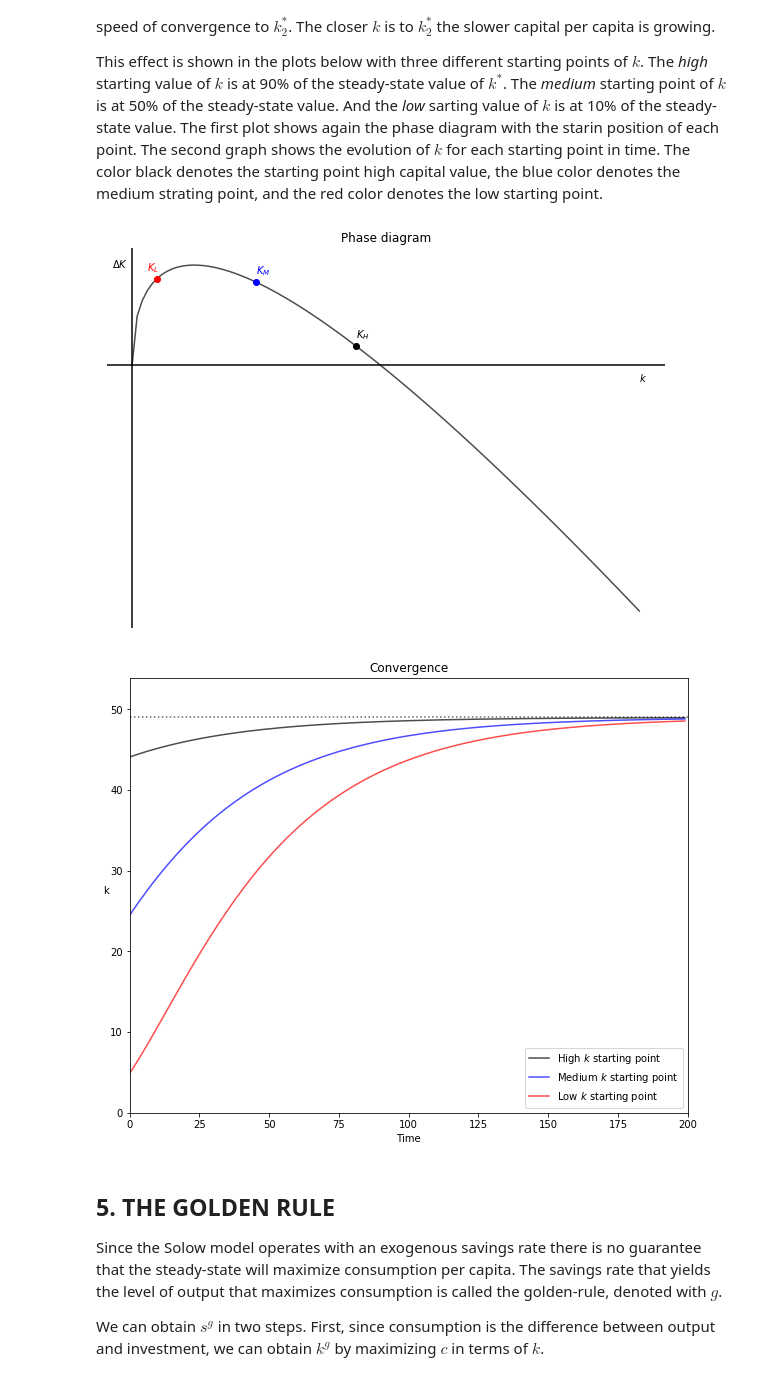
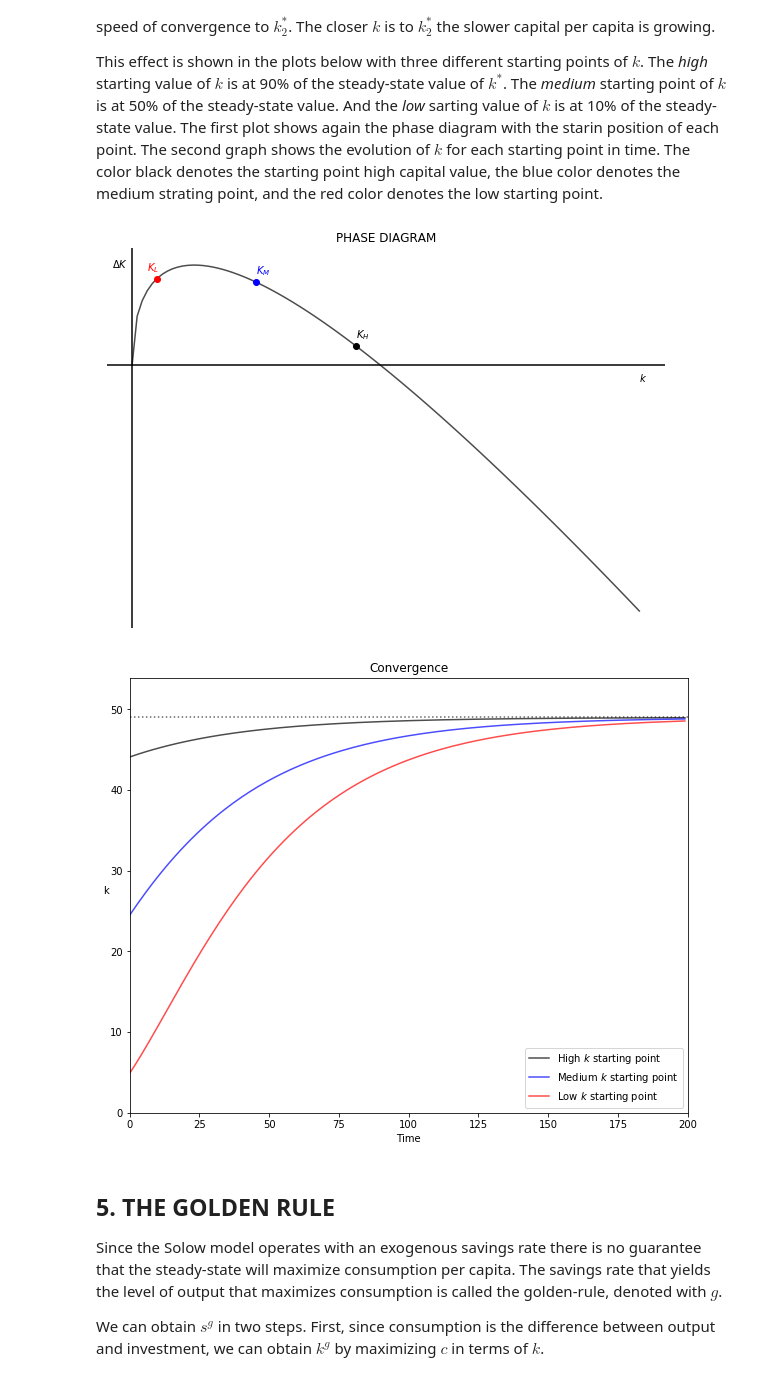
Before and after one commit to ncachanosky/Macro-with-Python, a Jupyter notebook: Solow Model.ipynb, the cells around one changed output. Drawn from its saved outputs; the diff is of its cells as text; code cells hidden in the pictures.

```diff
--- a/Solow Model.ipynb
+++ b/Solow Model.ipynb
@@ -675,12 +617,14 @@ import numpy as np               # Package for scientific computing with Python
 import matplotlib.pyplot as plt  # Matplotlib is a 2D plotting library
 
 "2|DEFINE PARAMETERS AND ARRAYS|"
+# Parameters
 K_size = 101                     # Model domain
 A = 1                            # Total Factor Productivity
 alpha = 0.50                     # Output elasticity of capital
 delta = 0.03                     # Depreciation rate
 s = 0.35                         # Savings rate
 n = 0.02                         # Population growth rate
+# Arrays
 k = np.arange(K_size)            # Create array of k
 y = np.zeros(K_size)             # Create array of y
 d = np.zeros(K_size)             # Create array of d
@@ -725,7 +669,6 @@ TFP = np.empty(T)       # Create array of TFP including shock
 TFP[0:T] = A
 TFP[t_shock] = A*(1+g)
 
-
 for j in range(1, T):
     k[j] = k[j-1] + i[j-1] - (n + delta)*k[j-1]
     y[j] = TFP[j]*k[j]**alpha
@@ -738,7 +681,7 @@ ticks[t_shock] = 'Shock'                        # Create label "shock"
 
 fig, (ax1, ax2, ax3) = plt.subplots(3, 1, sharex=True, figsize=(10, 7))
 fig.subplots_adjust(hspace=0)                   # Plots be next to each other
-ax1.set(title="One-period shock to TFP")
+ax1.set(title="ONE-PERIOD SHOCK TO TFP")
 ax1.plot(time, k, "k-", alpha = 0.7)
 ax1.axvline(x = t_shock, color="k", ls = ':', alpha = 0.6)
 ax1.yaxis.set_major_locator(plt.NullLocator())  # Hide ticks
@@ -755,7 +698,7 @@ ax3.axvline(x = t_shock, color="k", ls = ':', alpha = 0.6)
 ax3.yaxis.set_major_locator(plt.NullLocator())  # Hide ticks
 ax3.xaxis.set_major_locator(plt.NullLocator())  # Hide ticks
 ax3.text(150, 4.3, 'Consumption: '+r'$c = (1-s)y$', color = "r")
-ax3.text(150, 2.6, 'Investment: '+r'$i = sy$', color = "g")
+ax3.text(150, 2.6, 'Investment: '+r'$i = sy$'     , color = "g")
 plt.xticks(time, ticks)                         # Use user-defined ticks
 plt.xlabel('Time')
 plt.tick_params(axis='both', which='both', bottom=False, top=False,
@@ -775,9 +718,8 @@ k[0] = k_star1          # Set initial value of k
 i[0] = i_star1          # Set initial value of i
 c[0] = c_star1          # Set initial value of c
 
-TFP = np.empty(T)       # Create array of TFP including shock
+TFP = np.zeros(T)       # Create array of TFP including shock
 TFP[0:T] = A
-
 
 for j in range(1, T):
     TFP[j] = TFP[j-1]*(1+g)
@@ -789,7 +731,7 @@ for j in range(1, T):
 ### Plot effect on variables
 fig, (ax1, ax2, ax3) = plt.subplots(3, 1, sharex=True, figsize=(10, 7))
 fig.subplots_adjust(hspace=0)                    # Plots be next to each other
-ax1.set(title="Permanent shock to TFP")
+ax1.set(title="PERMANENT SHOCK TO TFP")
 ax1.plot(time, k, "k-", alpha = 0.7)
 ax1.axvline(x = t_shock, color="k", ls = ':', alpha = 0.6)
 ax1.yaxis.set_major_locator(plt.NullLocator())   # Hide ticks
@@ -806,7 +748,7 @@ ax3.axvline(x = t_shock, color="k", ls = ':', alpha = 0.6)
 ax3.yaxis.set_major_locator(plt.NullLocator())   # Hide ticks
 ax3.xaxis.set_major_locator(plt.NullLocator())   # Hide ticks
 ax3.text(35, 170, 'Consumption: '+r'$c = (1-s)y$', color = "r")
-ax3.text(35, 10 , 'Investment: '+r'$i = sy$', color = "g")
+ax3.text(35, 10 , 'Investment: '+r'$i = sy$'     , color = "g")
 plt.xticks(time, ticks)                          # Use user-defined ticks
 plt.xlabel('Time')
 plt.tick_params(axis='both', which='both', bottom=False, top=False,
@@ -848,13 +790,11 @@ c = np.zeros(K_size)             # Create array of c
 d_and_i = np.zeros(K_size)       # Break-even before the shock
 
 "3|DEFINE MOTION FUNCTION|"
-DeltaK = np.zeros(K_size)
 def motion(k):                   # Motion function of k
     DeltaK = s * A*(k)**(alpha) - (n + delta)*k
     return DeltaK
 
-for j in range(0, K_size):
-    DeltaK[j] = motion(j)
+DeltaK = motion(k)               # Change in K
 
 "4|PLOT PHASE DIAGRAM"
 fig, ax1 = plt.subplots(figsize=(10, 7))
@@ -881,14 +821,15 @@ import numpy as np               # Package for scientific computing with Python
 import matplotlib.pyplot as plt  # Matplotlib is a 2D plotting library
 
 "2|DEFINE PARAMETERS AND ARRAYS|"
+# Parameters
 K_size = 101                     # Model domain
 A = 1                            # Total Factor Productivity
 alpha = 0.50                     # Output elasticity of capital
 delta = 0.03                     # Depreciation rate
 s = 0.35                         # Savings rate
 n = 0.02                         # Population growth rate
+# Arrays
 k = np.arange(K_size)            # Create array of k
-y = np.zeros(K_size)             # Create array of y
 
 "3|PLOT CHANGE IN CAPITAL FOR DIFFERENT STARTING POINTS"
 T = 200
@@ -898,7 +839,6 @@ k2 = np.zeros(T)
 k3 = np.zeros(T)
 
 k_star = (s/(n+delta)*A)**(1/(1-alpha))
-
 k1[0] = k_star * 0.9
 k2[0] = k_star * 0.5
 k3[0] = k_star * 0.1
@@ -907,13 +847,11 @@ def output(k):   # Cobb-Douglas Production Function (per capita)
     y = A * (k)**(alpha)
     return y
 
-DeltaK = np.zeros(K_size)
 def motion(k):                   # Motion function of k
     DeltaK = s * A*(k)**(alpha) - (n + delta)*k
     return DeltaK
 
-for j in range(0, K_size):
-    DeltaK[j] = motion(j)
+DeltaK = motion(k)
 
 Kdelta1 = motion(k1[0])
 Kdelta2 = motion(k2[0])
@@ -921,44 +859,42 @@ Kdelta3 = motion(k3[0])
 
 #### Phase Diagram
 fig, ax1 = plt.subplots(figsize=(10, 7))
-ax1.set(title="Phase diagram")
+ax1.set(title="PHASE DIAGRAM")
 ax1.plot(k, DeltaK, "k-", alpha = 0.7)
 ax1.yaxis.set_major_locator(plt.NullLocator())  # Hide ticks
 ax1.xaxis.set_major_locator(plt.NullLocator())  # Hide ticks
 ax1.axvline(x=0, color = 'k')
 ax1.axhline(y=0, color = 'k')
 plt.box(False)                                  # Hide plot borders
 plt.text(100, -0.1, r'$k$')
 plt.text( -4,  0.6, r'$\Delta K$')
 plt.plot(k1[0], Kdelta1, 'ko')                  # Add dot for K-high
 plt.plot(k2[0], Kdelta2, 'bo')                  # Add dot for K-medium
 plt.plot(k3[0], Kdelta3, 'ro')                  # Add for for K-low
 plt.text(k1[0]  , Kdelta1+0.05, r'$K_{H}$', color = 'k')
 plt.text(k2[0]  , Kdelta2+0.05, r'$K_{M}$', color = 'b')
 plt.text(k3[0]-2, Kdelta3+0.05, r'$K_{L}$', color = 'r')
 
-
-### Plot chang of capital in time for each starting value (high, medium, low)
+### Plot change of capital in time for each starting value (high, medium, low)
 for j in range(1, T):
     k1[j] = k1[j-1] + s*output(k1[j-1]) - (delta + n)*k1[j-1]
     k2[j] = k2[j-1] + s*output(k2[j-1]) - (delta + n)*k2[j-1]
     k3[j] = k3[j-1] + s*output(k3[j-1]) - (delta + n)*k3[j-1]
-
 
 v = [0, T, 0, k_star*1.1]              # Axis range
 fig, ax = plt.subplots(figsize=(10, 8))
 ax.plot(time, k1, "k-", label="High $k$ starting point"  , alpha = 0.7)
 ax.plot(time, k2, "b-", label="Medium $k$ starting point", alpha = 0.7)
 ax.plot(time, k3, "r-", label="Low $k$ starting point"   , alpha = 0.7)
 ax.set(title="Convergence", xlabel=r'$k$')
 plt.legend(loc=4)
 plt.axhline(y = k_star, ls = ":", color = 'k', alpha = 0.6)
 plt.axis(v)
 plt.xlabel('Time')
 plt.ylabel('k', rotation = 0)
 plt.show()
 # %% [output]
-[figure, old version]
+[figure, new version]
 [figure]
 # %% [markdown]
 ## 5. THE GOLDEN RULE
```
Also changed, not shown: parts of 8 cells of this notebook, 5 other files.
